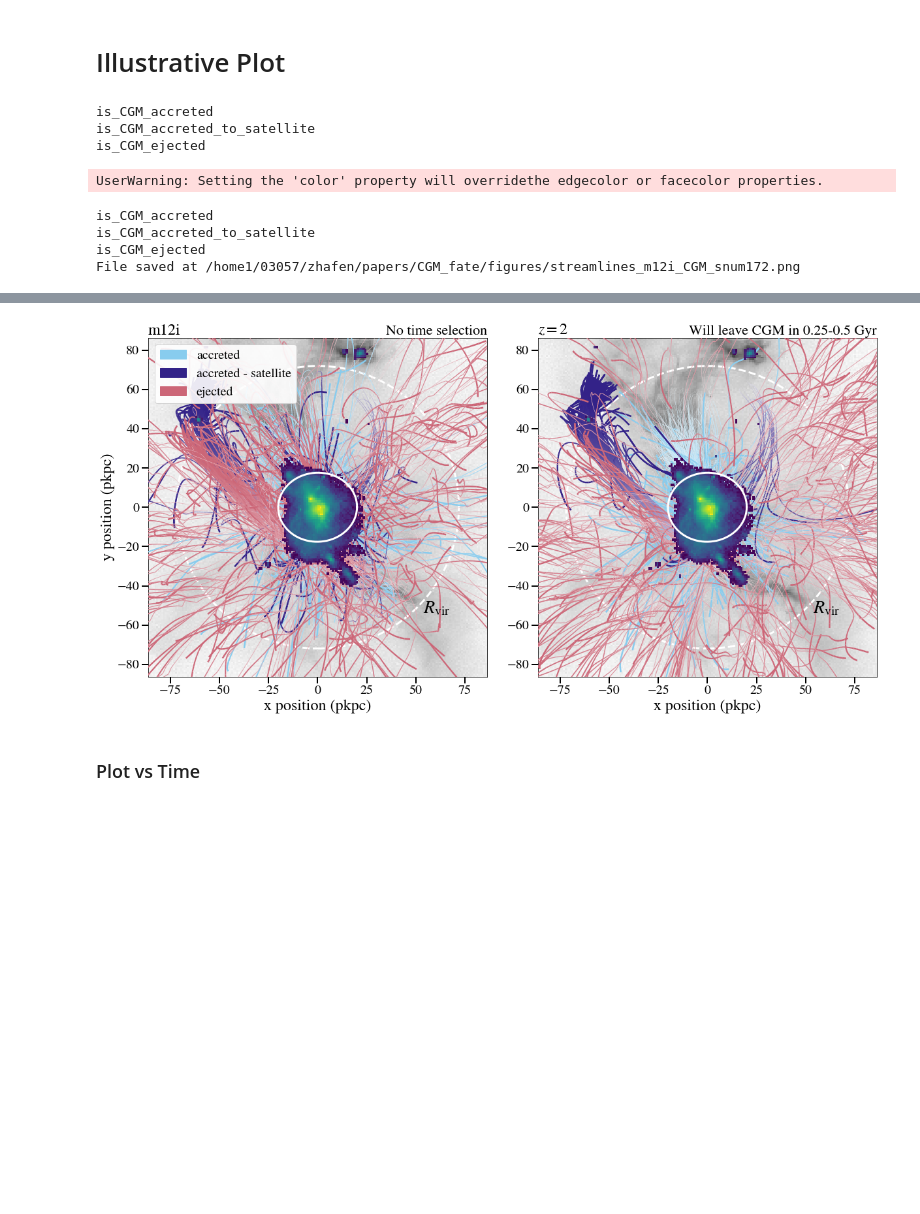
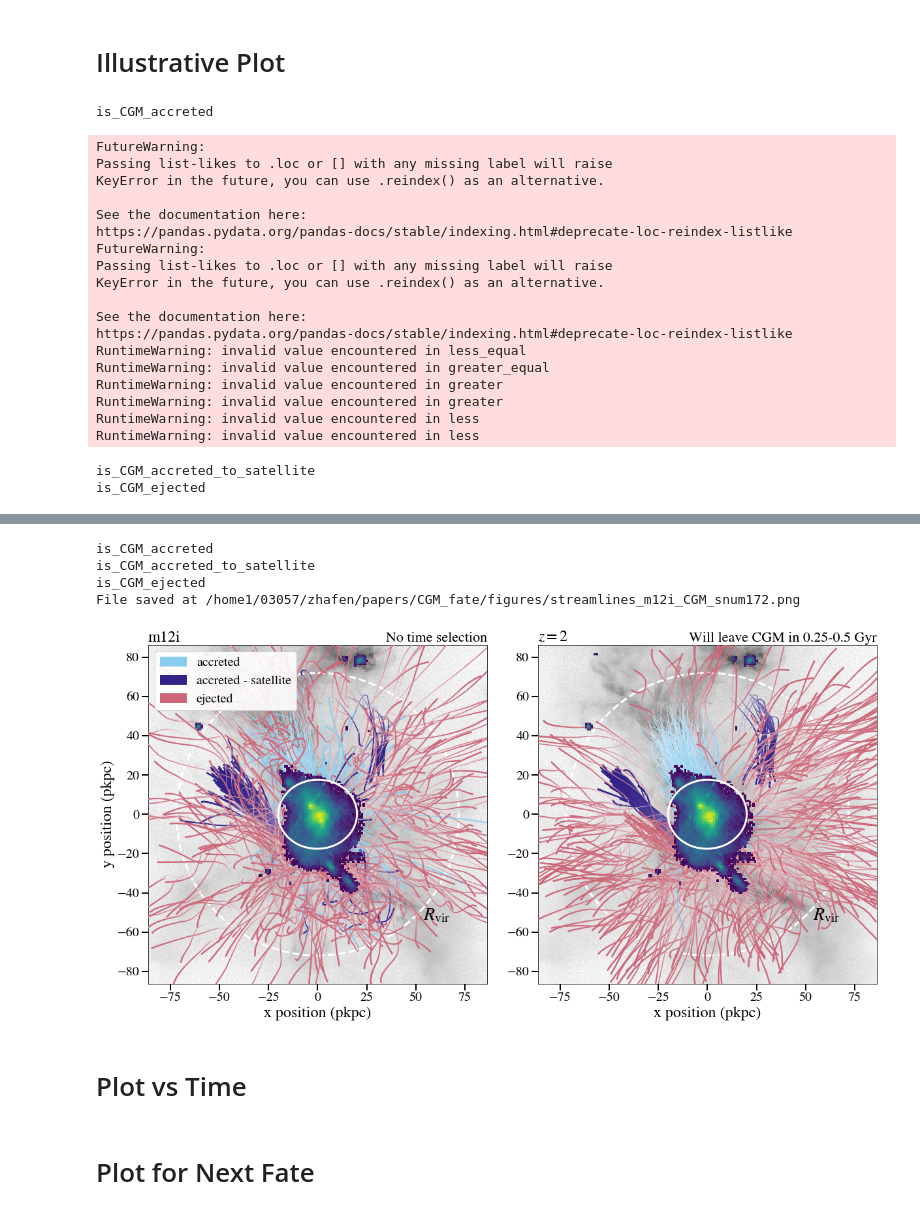
Before and after one commit to zhafen/CGM_fate_analysis, a Jupyter notebook: single_sim_analysis/streamline_plot.ipynb, the cells around one changed output, grey strips where cells are left out. Cells and saved outputs as stored; diff of their text form; code cells hidden in the pictures; blank space fills up the shorter version.

Commit message:
Streamline updates.

```diff
--- a/single_sim_analysis/streamline_plot.ipynb
+++ b/single_sim_analysis/streamline_plot.ipynb
@@ -44,0 +32,5 @@ else:
+# %%
+sim_name, snum = exec_helpers.choose_config_or_commandline(
+    [ default_sim, default_snum ]
+)
+print( 'Using sim {}, snum {}'.format( sim_name, snum ) )
@@ -140,7 +130,7 @@ t_show_max = {
 # %%
 data_args = {
     465 : { 'smooth_data' : True, 'smoothing_window_length' : 21 },
-    172 : { 'smooth_data' : True, 'smoothing_window_length' : 21 },
+    172 : { 'smooth_data' : True, 'smoothing_window_length' : 11 },
     214 : { 'smooth_data' : True, 'smoothing_window_length' : 21 },
 }
 # %%
@@ -209,7 +199,7 @@ for j, sample_selected_interval in enumerate( [ False, True ] ):
             classification_ind = ind,
             start_ind = 'time_based',
             end_ind = ind,
-            t_start = 1.0,
+            t_start = t_show_max[snum],
             sample_size = 500,
             sample_selected_interval = sample_selected_interval,
             selected_interval_type = 'time_until_not',
@@ -390,10 +380,23 @@ plotting.save_fig(
 fig
 # %% [output]
 is_CGM_accreted
-is_CGM_accreted_to_satellite
-is_CGM_ejected
-UserWarning: Setting the 'color' property will overridethe edgecolor or facecolor properties.
+FutureWarning:
+Passing list-likes to .loc or [] with any missing label will raise
+KeyError in the future, you can use .reindex() as an alternative.
+
+See the documentation here:
+https://pandas.pydata.org/pandas-docs/stable/indexing.html#deprecate-loc-reindex-listlike
+FutureWarning:
+Passing list-likes to .loc or [] with any missing label will raise
+KeyError in the future, you can use .reindex() as an alternative.
+
+See the documentation here:
+https://pandas.pydata.org/pandas-docs/stable/indexing.html#deprecate-loc-reindex-listlike
+RuntimeWarning: invalid value encountered in less_equal
+RuntimeWarning: invalid value encountered in greater_equal
+RuntimeWarning: invalid value encountered in greater
+RuntimeWarning: invalid value encountered in greater
+RuntimeWarning: invalid value encountered in less
+RuntimeWarning: invalid value encountered in less
-is_CGM_accreted
 is_CGM_accreted_to_satellite
 is_CGM_ejected
-File saved at /home1/03057/zhafen/papers/CGM_fate/figures/streamlines_m12i_CGM_snum172.png
@@ -400,6 +404,10 @@ File saved at /home1/03057/zhafen/papers/CGM_fate/figures/streamlines_m12i_CGM_s
+is_CGM_accreted
+is_CGM_accreted_to_satellite
+is_CGM_ejected
+File saved at /home1/03057/zhafen/papers/CGM_fate/figures/streamlines_m12i_CGM_snum172.png
-[figure, old version]
+[figure, new version]
 # %% [markdown]
-### Plot vs Time
+# Plot vs Time
 # %%
 w.data_masker.clear_masks()
 # %%
@@ -409,6 +418,8 @@ y_max = np.nanpercentile( w.get_selected_data_over_time(
     classification = 'is_CGM_IGM_accretion',
 )[:,0], 80. )*1.1
 y_max = w.r_vir.values[0]*1.5
+# %% [markdown]
+# Plot for Next Fate
 # %%
 used_classification_list = copy.copy( classification_list )
 used_classification_list.remove( 'is_CGM_halo_transfer' )
```
Also changed, not shown: parts of 18 cells of this notebook, 8 other files.
